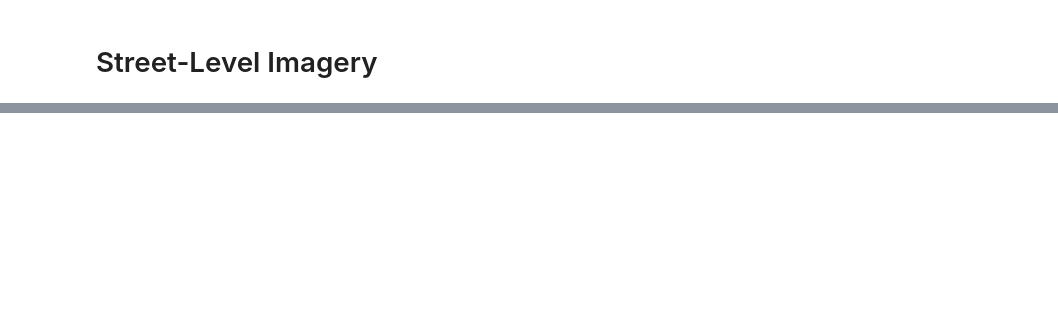
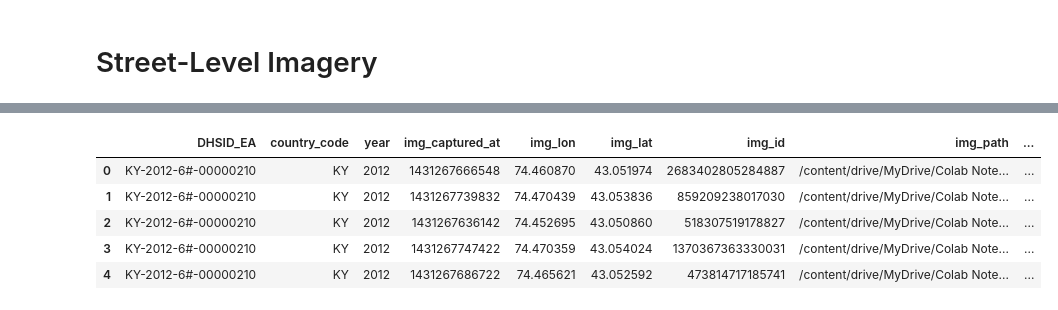
Before and after one commit to disaalda/cs230, a Jupyter notebook: womens_edu/data_preprocessing.ipynb, the cells around one changed output, grey strips where cells are left out. Drawn from its saved outputs; the diff is of its cells as text; code cells hidden in the pictures; blank space fills up the shorter version.

```diff
--- a/womens_edu/data_preprocessing.ipynb
+++ b/womens_edu/data_preprocessing.ipynb
@@ -133,0 +127,9 @@ df_zm[label_cols].head()
+# %%
+street_df.head()
+# %% [output]
+|  | DHSID_EA | country_code | year | img_captured_at | img_lon | img_lat | img_id | img_path | ... |
+| 0 | KY-2012-6#-00000210 | KY | 2012 | 1431267666548 | 74.460870 | 43.051974 | 2683402805284887 | /content/drive/MyDrive/Colab Note... | ... |
+| 1 | KY-2012-6#-00000210 | KY | 2012 | 1431267739832 | 74.470439 | 43.053836 | 859209238017030 | /content/drive/MyDrive/Colab Note... | ... |
+| 2 | KY-2012-6#-00000210 | KY | 2012 | 1431267636142 | 74.452695 | 43.050860 | 518307519178827 | /content/drive/MyDrive/Colab Note... | ... |
+| 3 | KY-2012-6#-00000210 | KY | 2012 | 1431267747422 | 74.470359 | 43.054024 | 1370367363330031 | /content/drive/MyDrive/Colab Note... | ... |
+| 4 | KY-2012-6#-00000210 | KY | 2012 | 1431267686722 | 74.465621 | 43.052592 | 473814717185741 | /content/drive/MyDrive/Colab Note... | ... |
```
Also changed, not shown: parts of 26 cells of this notebook, 1 other file.
